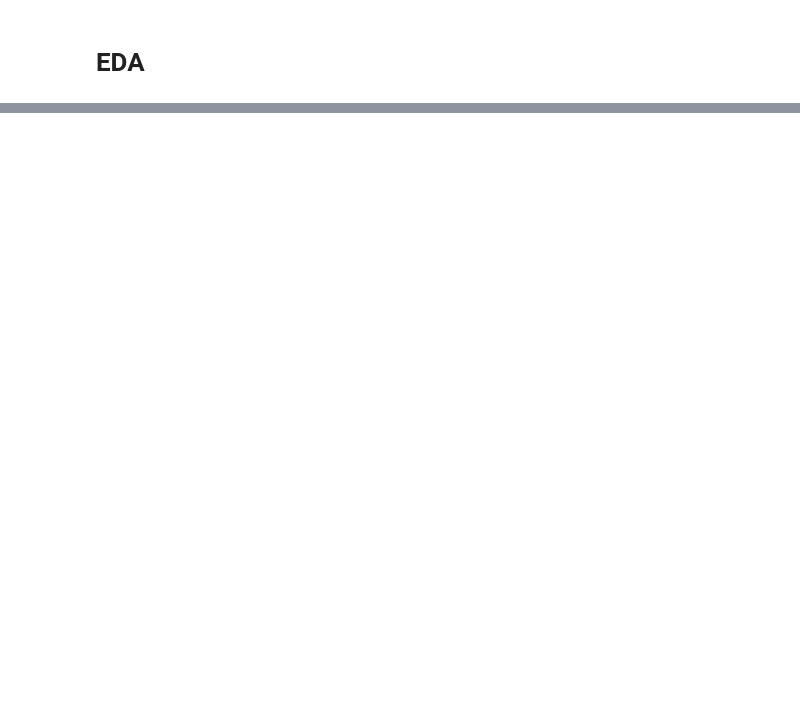
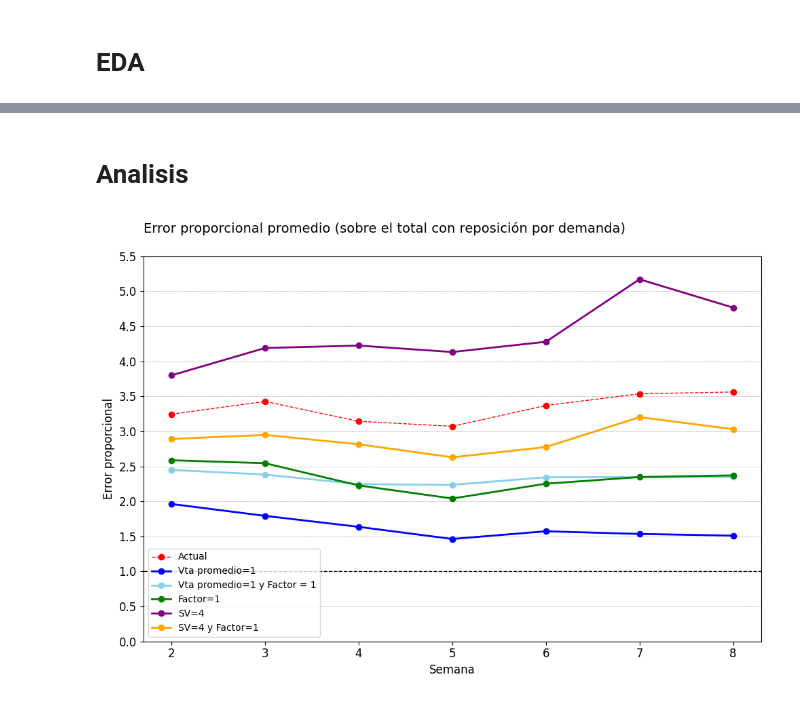
Before and after one commit to bi-retail-tricot/forecast, a Jupyter notebook: notebooks/03_genex.ipynb, the cells around one changed output, grey strips where cells are left out. Drawn from its saved outputs; the diff is of its cells as text; code cells hidden in the pictures; blank space fills up the shorter version.

```diff
--- a/notebooks/03_genex.ipynb
+++ b/notebooks/03_genex.ipynb
@@ -137,0 +322,2 @@ demand_summary[["PREDISTRIBUIDA",
+# %%
+data_all = pd.read_parquet('../sandbox/data_genex_venta_transfer.parquet')
@@ -138,3 +379,11 @@ demand_summary[["PREDISTRIBUIDA",
+# %%
+data_all['forecast_sv4_f1'] = (data_all['vta_promedio'] * 1 * np.minimum(data_all['semana_vta'], 4)).fillna(0).round(0).astype('UInt16')
+
+data_all = add_error_metrics(data_all,
+                             forecast_col="forecast_sv4_f1",
+                             real_col="real_sales_n4")
+
+data_all = clasifica_errores(data_all, label="sv4_f1")
 # %% [markdown]
 # EDA
 # %% [markdown]
@@ -373,0 +490,4 @@ repo_summary.to_excel('../sandbox/repo_summary.xlsx', index=False)
+# %%
+filtro = "can_final > 0 and repo_x_dda > 0 and repo_x_dda >= repo_x_ume"
+
+data_repo_x_dda = data_all.query(filtro).copy()
@@ -373,0 +674,34 @@ repo_summary.to_excel('../sandbox/repo_summary.xlsx', index=False)
+# %% [markdown]
+# **Analisis**
+# %%
+graph = (
+    error_prop_summary
+    .copy()
+    .set_index('week_number')
+).query('week_number >= 2 and week_number <= 8')
+# %%
+plt.figure(figsize=(10,7))
+
+line1, = plt.plot(graph.index, graph["error_prop_tricot"], marker="o", label="Actual", color='red', linewidth=1, linestyle='--')
+line2, = plt.plot(graph.index, graph["error_prop_vta_promedio"], marker="o", label="Vta promedio=1", color='blue', linewidth=2)
+line3, = plt.plot(graph.index, graph["error_prop_vta_promedio_f1"], marker="o", label="Vta promedio=1 y Factor = 1", color='skyblue', linewidth=2)
+line4, = plt.plot(graph.index, graph["error_prop_f1"], marker="o", label="Factor=1", color='green', linewidth=2)
+line5, = plt.plot(graph.index, graph["error_prop_sv4"], marker="o", label="SV=4", color='purple', linewidth=2)
+line6, = plt.plot(graph.index, graph["error_prop_sv4_f1"], marker="o", label="SV=4 y Factor=1", color='orange', linewidth=2)
+
+plt.axhline(y=1, color="black", linestyle="--", linewidth=1,)
+
+plt.yticks(np.arange(0, 6, 0.5), size=12)
+plt.xticks(np.arange(2, 9), rotation=0, size=12)
+
+plt.title("Error proporcional promedio (sobre el total con reposición por demanda)", size=14, loc='left', pad=25)
+plt.xlabel("Semana", size=12)
+plt.ylabel("Error proporcional", size=12)
+
+plt.legend(handles=[line1, line2, line3, line4, line5, line6])
+
+plt.grid(axis='y', linestyle='--', linewidth=0.5)
+plt.tight_layout()
+plt.show()
+# %% [output]
+[figure, added]
```
Also changed, not shown: parts of 64 cells of this notebook, 23 other files.
